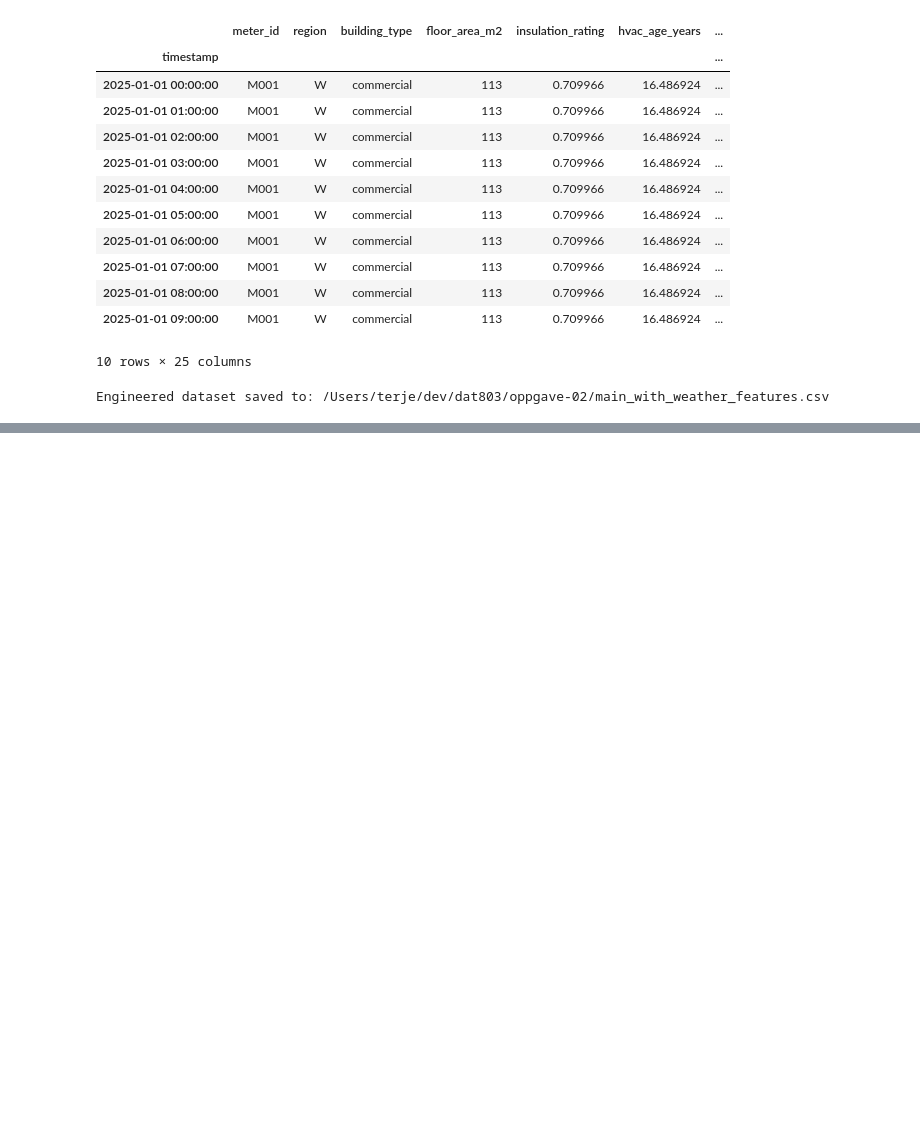
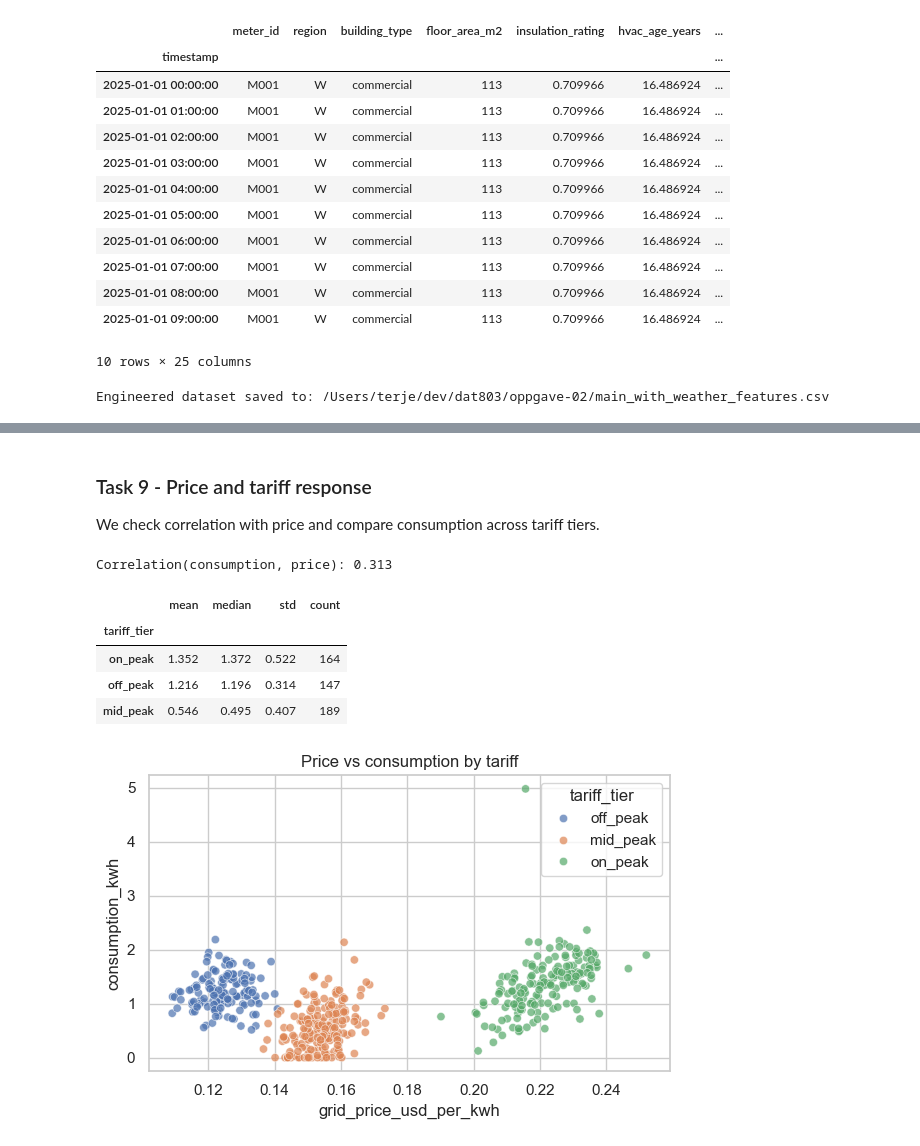
Before and after one commit to tersor/dat803, a Jupyter notebook: oppgave-02/Assigenment2.ipynb, the cells around one changed output, grey strips where cells are left out. Cells and saved outputs as stored; diff of their text form; code cells hidden in the pictures; blank space fills up the shorter version.

```diff
--- a/oppgave-02/Assigenment2.ipynb
+++ b/oppgave-02/Assigenment2.ipynb
@@ -279,0 +363,34 @@ Engineered dataset saved to: /Users/terje/dev/dat803/oppgave-02/main_with_weathe
+# %% [markdown]
+### Task 9 - Price and tariff response
+We check correlation with price and compare consumption across tariff tiers.
+# %%
+price_corr = meter_df['consumption_kwh'].corr(meter_df['grid_price_usd_per_kwh'])
+print(f'Correlation(consumption, price): {price_corr:.3f}')
+
+tariff_stats = (
+    meter_df.groupby('tariff_tier')['consumption_kwh']
+    .agg(['mean', 'median', 'std', 'count'])
+    .sort_values('mean', ascending=False)
+    .round(3)
+)
+display(tariff_stats)
+
+plt.figure(figsize=(6, 4))
+sns.scatterplot(
+    data=meter_df,
+    x='grid_price_usd_per_kwh',
+    y='consumption_kwh',
+    hue='tariff_tier',
+    alpha=0.7
+)
+plt.title('Price vs consumption by tariff')
+plt.tight_layout()
+plt.show()
+# %% [output]
+Correlation(consumption, price): 0.313
+|  | mean | median | std | count |
+| tariff_tier |  |  |  |  |
+| on_peak | 1.352 | 1.372 | 0.522 | 164 |
+| off_peak | 1.216 | 1.196 | 0.314 | 147 |
+| mid_peak | 0.546 | 0.495 | 0.407 | 189 |
+[figure, added]
```
Also changed, not shown: parts of 12 cells of this notebook, 1 other file.
